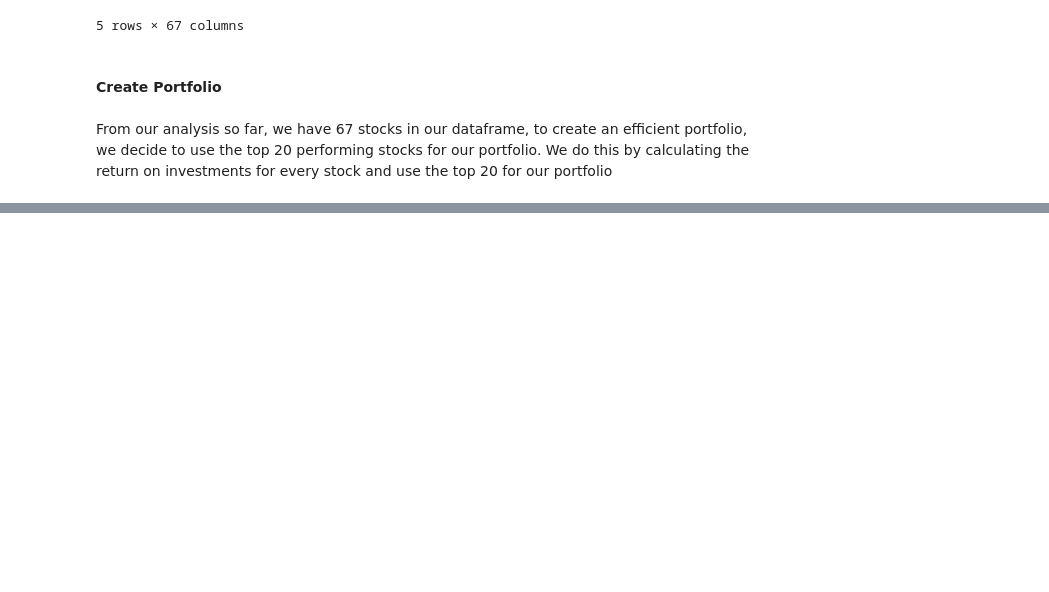
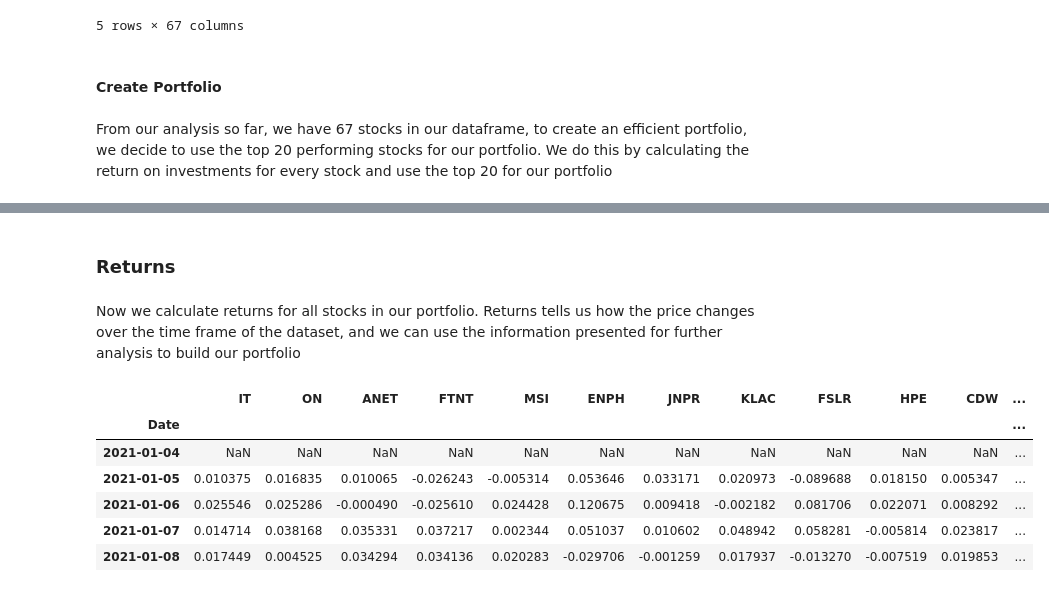
Before and after one commit to Tobi-Ade/Markowitz-Modern-Portfolio-Theory, a Jupyter notebook: MPT.ipynb, the cells around one changed output, grey strips where cells are left out. Drawn from its saved outputs; the diff is of its cells as text; code cells hidden in the pictures; blank space fills up the shorter version.

Commit message:
added returns

```diff
--- a/MPT.ipynb
+++ b/MPT.ipynb
@@ -307,3 +307,21 @@ dataframe of top 20 performing stocks
 | 2021-01-06 | 163.789993 | 34.060001 | 71.467499 | 27.622 | 165.008301 | 203.380005 | 21.809814 | 256.402100 | 99.690002 | 11.118748 | 125.005432 | ... |
 | 2021-01-07 | 166.199997 | 35.360001 | 73.992500 | 28.650 | 165.395020 | 213.759995 | 22.041048 | 268.951050 | 105.500000 | 11.054104 | 127.982681 | ... |
 | 2021-01-08 | 169.100006 | 35.520000 | 76.529999 | 29.628 | 168.749695 | 207.410004 | 22.013296 | 273.775238 | 104.099998 | 10.970989 | 130.523514 | ... |
+# %% [markdown]
+### Returns
+# %% [markdown]
+Now we calculate returns for all stocks in our portfolio. Returns tells us how the price changes over the time frame of the dataset, and we can use the information presented for further analysis to build our portfolio
+# %%
+#get returns for our merged dataframe
+returns = get_returns_from_df(port_df)
+
+#print top 5 rows of returns dataframe
+returns.head()
+# %% [output]
+|  | IT | ON | ANET | FTNT | MSI | ENPH | JNPR | KLAC | FSLR | HPE | CDW | ... |
+| Date |  |  |  |  |  |  |  |  |  |  |  | ... |
+| 2021-01-04 | NaN | NaN | NaN | NaN | NaN | NaN | NaN | NaN | NaN | NaN | NaN | ... |
+| 2021-01-05 | 0.010375 | 0.016835 | 0.010065 | -0.026243 | -0.005314 | 0.053646 | 0.033171 | 0.020973 | -0.089688 | 0.018150 | 0.005347 | ... |
+| 2021-01-06 | 0.025546 | 0.025286 | -0.000490 | -0.025610 | 0.024428 | 0.120675 | 0.009418 | -0.002182 | 0.081706 | 0.022071 | 0.008292 | ... |
+| 2021-01-07 | 0.014714 | 0.038168 | 0.035331 | 0.037217 | 0.002344 | 0.051037 | 0.010602 | 0.048942 | 0.058281 | -0.005814 | 0.023817 | ... |
+| 2021-01-08 | 0.017449 | 0.004525 | 0.034294 | 0.034136 | 0.020283 | -0.029706 | -0.001259 | 0.017937 | -0.013270 | -0.007519 | 0.019853 | ... |
```
